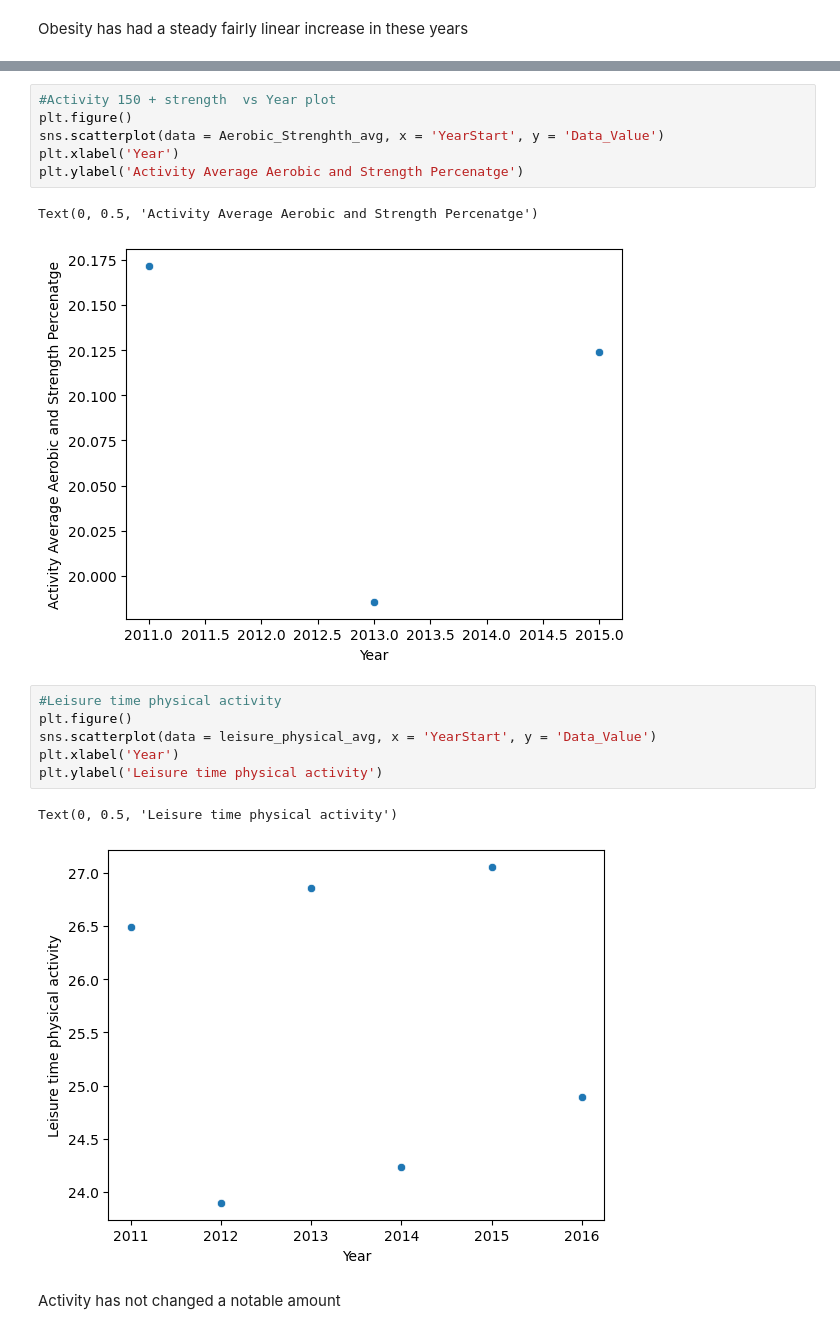
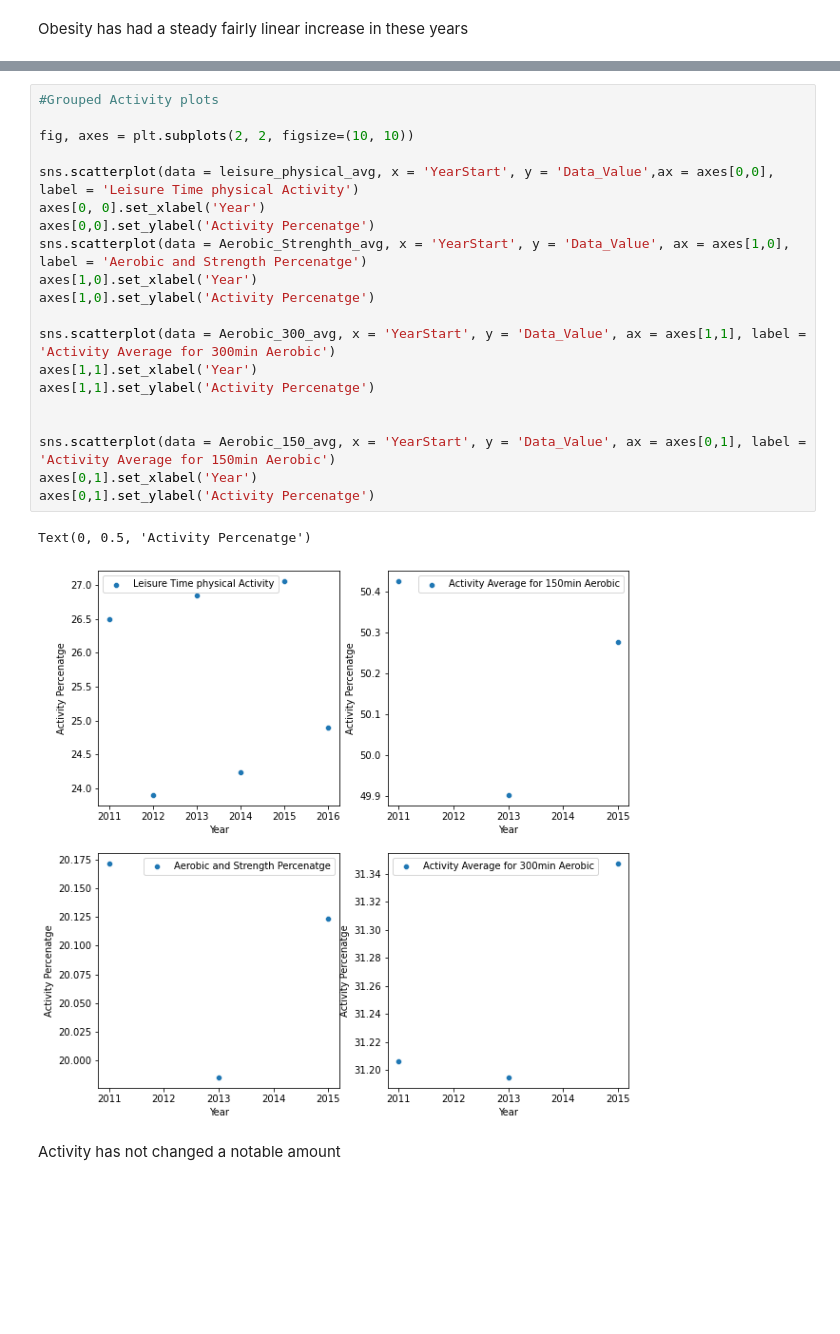
Before and after one commit to Starmam1717/Obesity_project, a Jupyter notebook: Obesity_notbook.ipynb, the cells around one changed output, grey strips where cells are left out. Drawn from its saved outputs; the diff is of its cells as text; blank space fills up the shorter version.

```diff
--- a/Obesity_notbook.ipynb
+++ b/Obesity_notbook.ipynb
@@ -302,20 +301,25 @@ Text(0, 0.5, 'Activity Average for 300min Aerobic Percenatge')
-# %%
-#Activity 150 + strength  vs Year plot
-plt.figure()
-sns.scatterplot(data = Aerobic_Strenghth_avg, x = 'YearStart', y = 'Data_Value')
-plt.xlabel('Year')
-plt.ylabel('Activity Average Aerobic and Strength Percenatge')
-# %% [output]
-Text(0, 0.5, 'Activity Average Aerobic and Strength Percenatge')
-[figure, removed]
-# %%
-#Leisure time physical activity
-plt.figure()
-sns.scatterplot(data = leisure_physical_avg, x = 'YearStart', y = 'Data_Value')
-plt.xlabel('Year')
-plt.ylabel('Leisure time physical activity')
-# %% [output]
-Text(0, 0.5, 'Leisure time physical activity')
-[figure, removed]
+# %%
+#Grouped Activity plots
+
+fig, axes = plt.subplots(2, 2, figsize=(10, 10))
+
+sns.scatterplot(data = leisure_physical_avg, x = 'YearStart', y = 'Data_Value',ax = axes[0,0], label = 'Leisure Time physical Activity')
+axes[0, 0].set_xlabel('Year')
+axes[0,0].set_ylabel('Activity Percenatge')
+sns.scatterplot(data = Aerobic_Strenghth_avg, x = 'YearStart', y = 'Data_Value', ax = axes[1,0], label = 'Aerobic and Strength Percenatge')
+axes[1,0].set_xlabel('Year')
+axes[1,0].set_ylabel('Activity Percenatge')
+
+sns.scatterplot(data = Aerobic_300_avg, x = 'YearStart', y = 'Data_Value', ax = axes[1,1], label = 'Activity Average for 300min Aerobic')
+axes[1,1].set_xlabel('Year')
+axes[1,1].set_ylabel('Activity Percenatge')
+
+
+sns.scatterplot(data = Aerobic_150_avg, x = 'YearStart', y = 'Data_Value', ax = axes[0,1], label = 'Activity Average for 150min Aerobic')
+axes[0,1].set_xlabel('Year')
+axes[0,1].set_ylabel('Activity Percenatge')
+# %% [output]
+Text(0, 0.5, 'Activity Percenatge')
+[figure, added]
 # %% [markdown]
 Activity has not changed a notable amount
```
Also changed, not shown: parts of 28 cells of this notebook.
